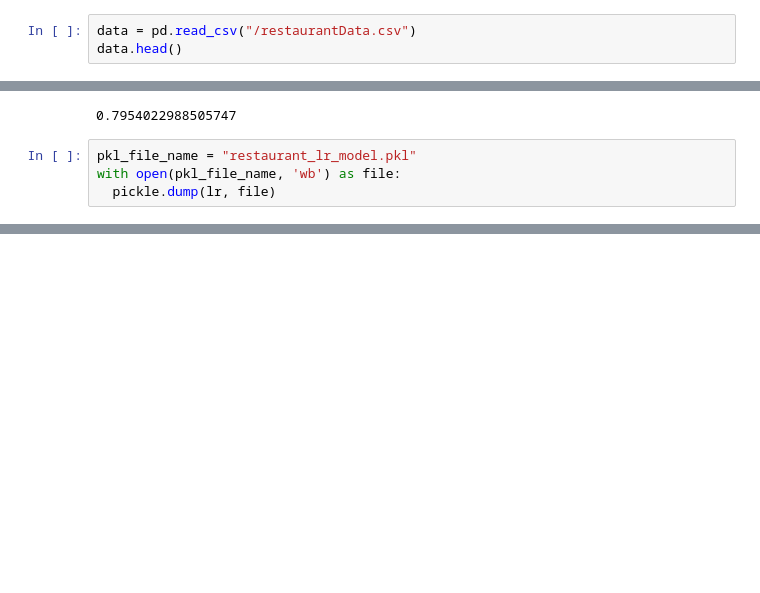
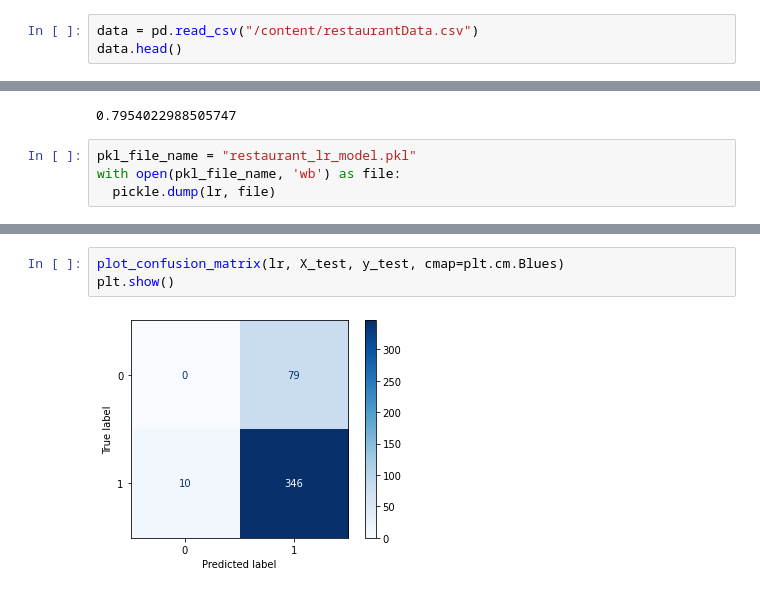
Before and after one commit to jubaer-ad/restaurant_recommendation, a Jupyter notebook: restaurant_recommendation.ipynb, the cells around one changed output, grey strips where cells are left out. Cells and saved outputs as stored; diff of their text form; blank space fills up the shorter version.

```diff
--- a/restaurant_recommendation.ipynb
+++ b/restaurant_recommendation.ipynb
@@ -5,7 +5,7 @@ import matplotlib.pyplot as plt
 import seaborn as sns
 import mpl_toolkits
 # %%
-data = pd.read_csv("/restaurantData.csv")
+data = pd.read_csv("/content/restaurantData.csv")
 data.head()
 # %% [output]
 |  | resource | menu | price | location |
@@ -92,0 +135,5 @@ with open(pkl_file_name, 'wb') as file:
+# %%
+plot_confusion_matrix(lr, X_test, y_test, cmap=plt.cm.Blues)
+plt.show()
+# %% [output]
+[figure, added]
```
Also changed, not shown: parts of 4 cells of this notebook.
